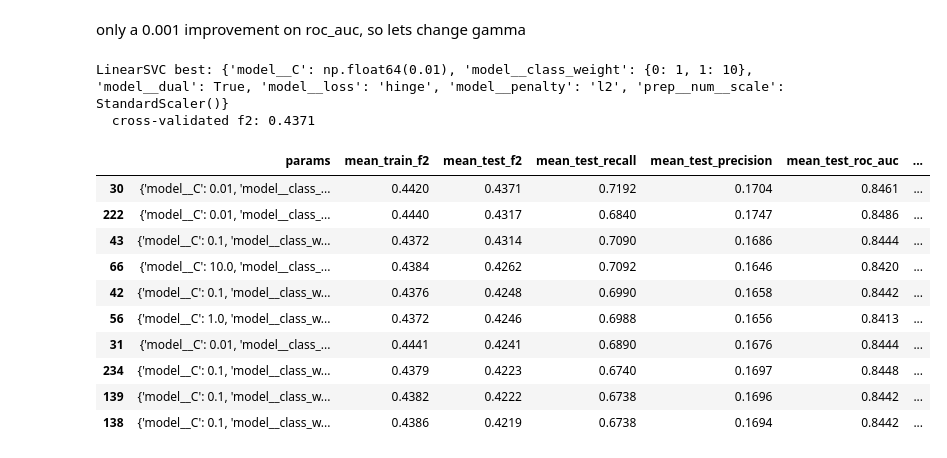
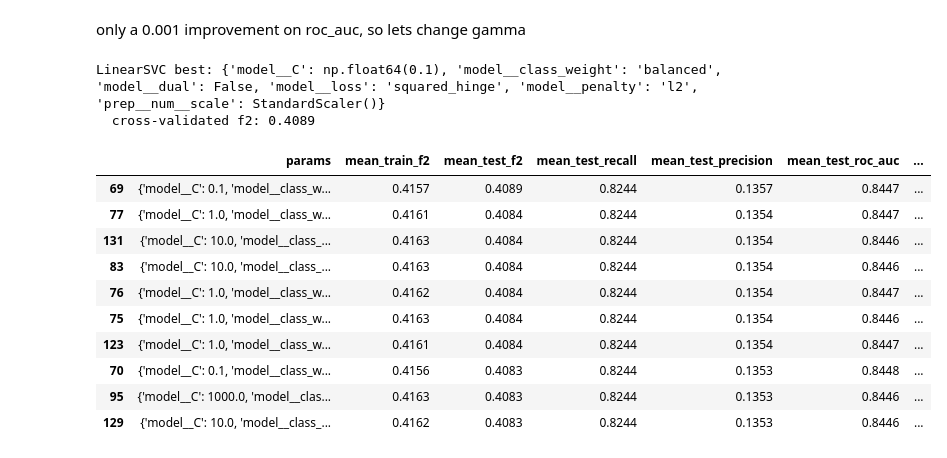
Before and after one commit to Lightfoot7/A.I.-Best-Team, a Jupyter notebook: SVM.ipynb, the cells around one changed output. Drawn from its saved outputs; the diff is of its cells as text; code cells hidden in the pictures.

```diff
--- a/SVM.ipynb
+++ b/SVM.ipynb
@@ -245,37 +232,37 @@ def tune(name, grid):
     return search, table.round(4)
 # %%
 Cs = np.logspace(-4, 3, 8)
-weights = [None, "balanced", {0: 1, 1: 10}, {0: 1, 1: 30}]
+weights = [None, "balanced"]
 scalers = [StandardScaler(), RobustScaler(), MinMaxScaler()]
 
 grid_linear = [
     # l2 + hinge only works with dual=True
     {"model__penalty": ["l2"], "model__loss": ["hinge"], "model__dual": [True],
      "model__C": Cs, "model__class_weight": weights, "prep__num__scale": scalers},
     # l2 + squared_hinge
     {"model__penalty": ["l2"], "model__loss": ["squared_hinge"], "model__dual": [False],
      "model__C": Cs, "model__class_weight": weights, "prep__num__scale": scalers},
     # l1 only works with squared_hinge and dual=False
     {"model__penalty": ["l1"], "model__loss": ["squared_hinge"], "model__dual": [False],
      "model__C": Cs, "model__class_weight": weights, "prep__num__scale": scalers},
 ]
 
 search_lin, table_lin = tune("LinearSVC", grid_linear)
 table_lin.head(10)
 # %% [output]
-LinearSVC best: {'model__C': np.float64(0.01), 'model__class_weight': {0: 1, 1: 10}, 'model__dual': True, 'model__loss': 'hinge', 'model__penalty': 'l2', 'prep__num__scale': StandardScaler()}
-  cross-validated f2: 0.4371
+LinearSVC best: {'model__C': np.float64(0.1), 'model__class_weight': 'balanced', 'model__dual': False, 'model__loss': 'squared_hinge', 'model__penalty': 'l2', 'prep__num__scale': StandardScaler()}
+  cross-validated f2: 0.4089
 |  | params | mean_train_f2 | mean_test_f2 | mean_test_recall | mean_test_precision | mean_test_roc_auc | ... |
-| 30 | {'model__C': 0.01, 'model__class_... | 0.4420 | 0.4371 | 0.7192 | 0.1704 | 0.8461 | ... |
-| 222 | {'model__C': 0.01, 'model__class_... | 0.4440 | 0.4317 | 0.6840 | 0.1747 | 0.8486 | ... |
-| 43 | {'model__C': 0.1, 'model__class_w... | 0.4372 | 0.4314 | 0.7090 | 0.1686 | 0.8444 | ... |
-| 66 | {'model__C': 10.0, 'model__class_... | 0.4384 | 0.4262 | 0.7092 | 0.1646 | 0.8420 | ... |
-| 42 | {'model__C': 0.1, 'model__class_w... | 0.4376 | 0.4248 | 0.6990 | 0.1658 | 0.8442 | ... |
-| 56 | {'model__C': 1.0, 'model__class_w... | 0.4372 | 0.4246 | 0.6988 | 0.1656 | 0.8413 | ... |
-| 31 | {'model__C': 0.01, 'model__class_... | 0.4441 | 0.4241 | 0.6890 | 0.1676 | 0.8444 | ... |
-| 234 | {'model__C': 0.1, 'model__class_w... | 0.4379 | 0.4223 | 0.6740 | 0.1697 | 0.8448 | ... |
-| 139 | {'model__C': 0.1, 'model__class_w... | 0.4382 | 0.4222 | 0.6738 | 0.1696 | 0.8442 | ... |
-| 138 | {'model__C': 0.1, 'model__class_w... | 0.4386 | 0.4219 | 0.6738 | 0.1694 | 0.8442 | ... |
+| 69 | {'model__C': 0.1, 'model__class_w... | 0.4157 | 0.4089 | 0.8244 | 0.1357 | 0.8447 | ... |
+| 77 | {'model__C': 1.0, 'model__class_w... | 0.4161 | 0.4084 | 0.8244 | 0.1354 | 0.8447 | ... |
+| 131 | {'model__C': 10.0, 'model__class_... | 0.4163 | 0.4084 | 0.8244 | 0.1354 | 0.8446 | ... |
+| 83 | {'model__C': 10.0, 'model__class_... | 0.4163 | 0.4084 | 0.8244 | 0.1354 | 0.8446 | ... |
+| 76 | {'model__C': 1.0, 'model__class_w... | 0.4162 | 0.4084 | 0.8244 | 0.1354 | 0.8447 | ... |
+| 75 | {'model__C': 1.0, 'model__class_w... | 0.4163 | 0.4084 | 0.8244 | 0.1354 | 0.8446 | ... |
+| 123 | {'model__C': 1.0, 'model__class_w... | 0.4161 | 0.4084 | 0.8244 | 0.1354 | 0.8447 | ... |
+| 70 | {'model__C': 0.1, 'model__class_w... | 0.4156 | 0.4083 | 0.8244 | 0.1353 | 0.8448 | ... |
+| 95 | {'model__C': 1000.0, 'model__clas... | 0.4163 | 0.4083 | 0.8244 | 0.1353 | 0.8446 | ... |
+| 129 | {'model__C': 10.0, 'model__class_... | 0.4162 | 0.4083 | 0.8244 | 0.1353 | 0.8446 | ... |
 # %%
 grid_rbf = {
     "model__C": np.logspace(-3, 3, 7),
```
Also changed, not shown: parts of 9 cells of this notebook.
